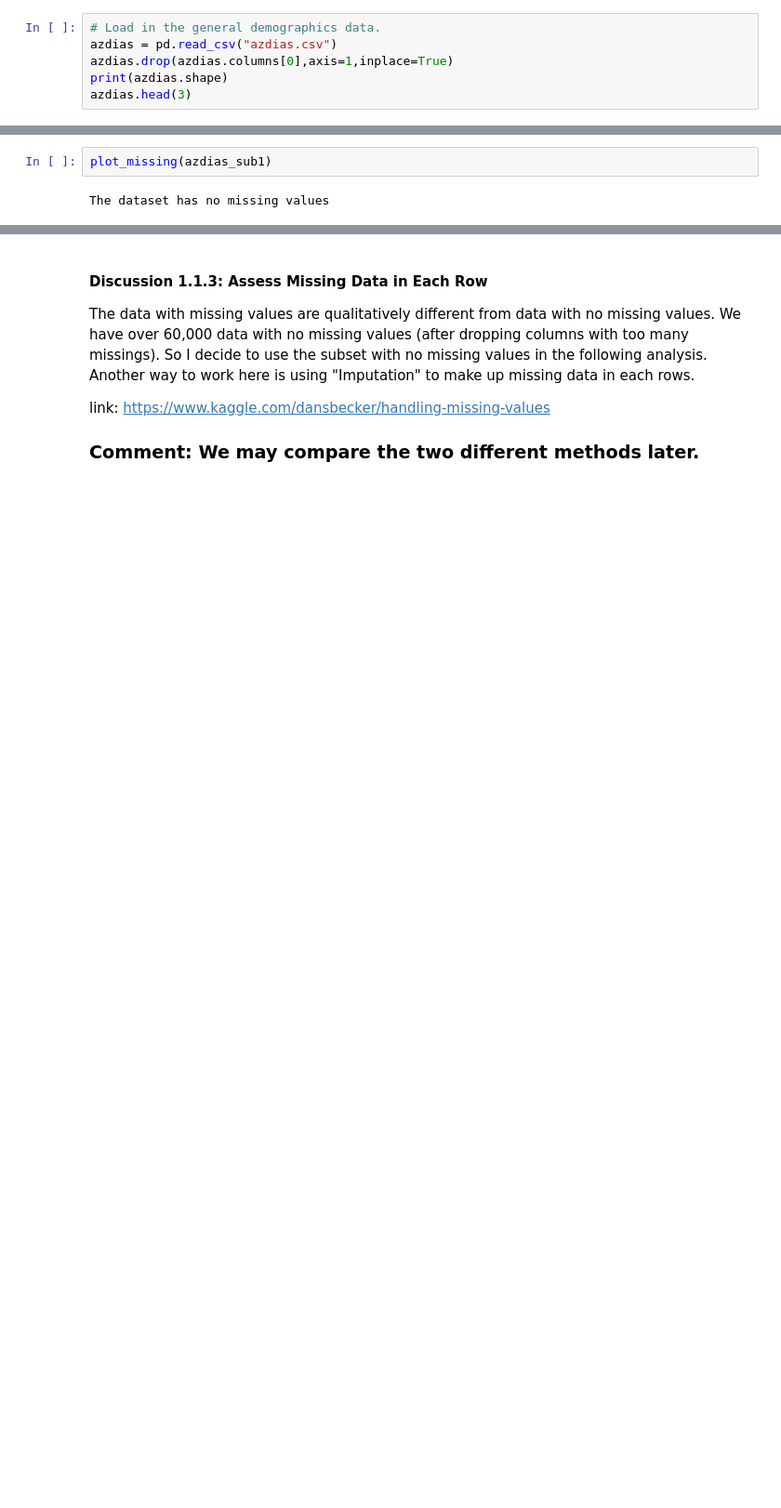
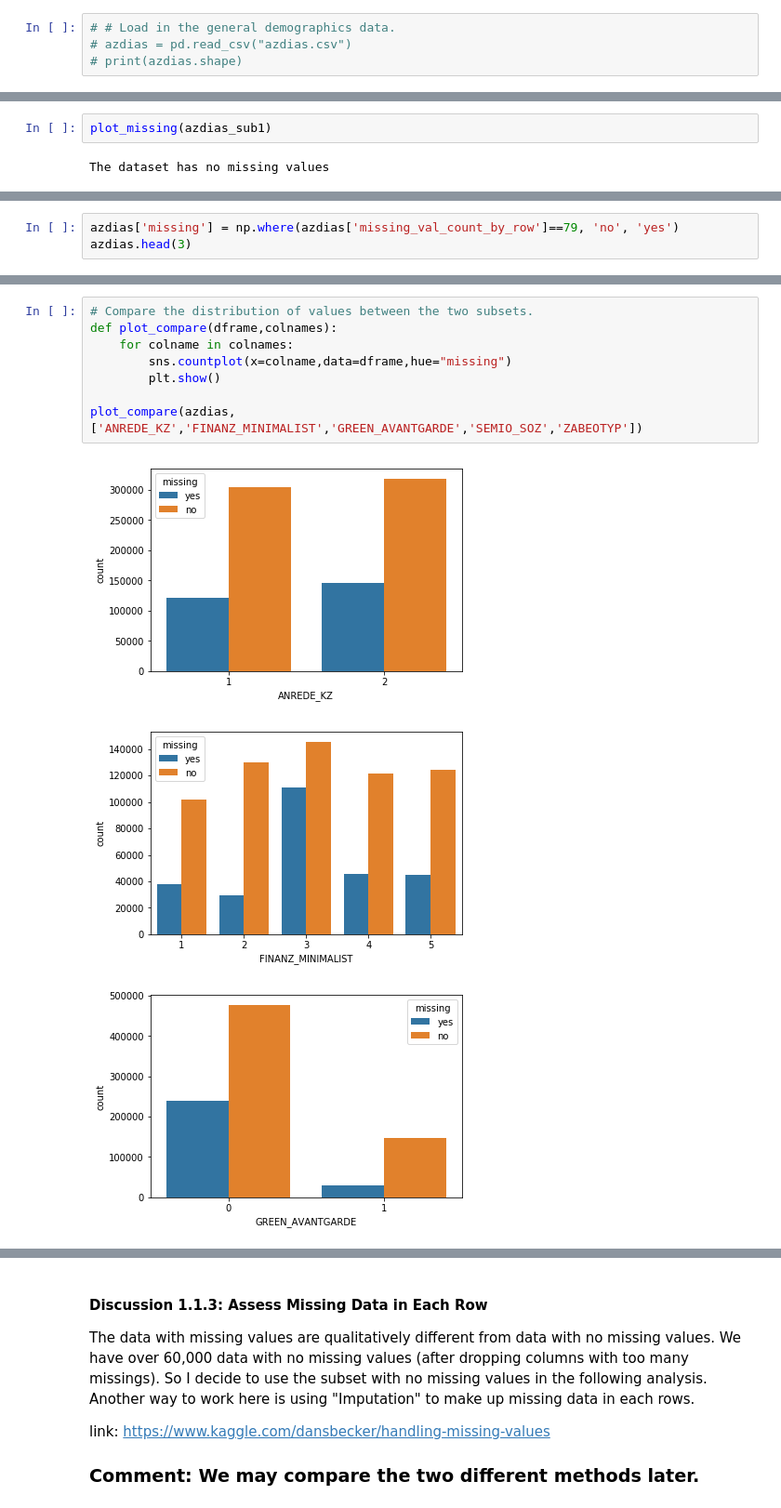
Before and after one commit to jimmyadeline/DSND_Term1, a Jupyter notebook: projects/p3_Identify Customer Segments/Identify_Customer_Segments.ipynb, the cells around one changed output, grey strips where cells are left out. Shown at 93% size. Cells and saved outputs as stored; diff of their text form; blank space fills up the shorter version.

```diff
--- a/projects/p3_Identify Customer Segments/Identify_Customer_Segments.ipynb
+++ b/projects/p3_Identify Customer Segments/Identify_Customer_Segments.ipynb
@@ -136,8 +124,6 @@ How much missing data is present in each column? There are a few columns that ar
 
 For the remaining features, are there any patterns in which columns have, or share, missing data?
 # %%
-# Load in the general demographics data.
-azdias = pd.read_csv("azdias.csv")
-azdias.drop(azdias.columns[0],axis=1,inplace=True)
-print(azdias.shape)
-azdias.head(3)
+# # Load in the general demographics data.
+# azdias = pd.read_csv("azdias.csv")
+# print(azdias.shape)
@@ -402,0 +327,3 @@ plt.hist(azdias_sub2['FINANZ_ANLEGER'])
+# %%
+azdias['missing'] = np.where(azdias['missing_val_count_by_row']==79, 'no', 'yes')
+azdias.head(3)
@@ -402,0 +335,12 @@ plt.hist(azdias_sub2['FINANZ_ANLEGER'])
+# %%
+# Compare the distribution of values between the two subsets.
+def plot_compare(dframe,colnames):
+    for colname in colnames:
+        sns.countplot(x=colname,data=dframe,hue="missing")
+        plt.show()
+
+plot_compare(azdias,['ANREDE_KZ','FINANZ_MINIMALIST','GREEN_AVANTGARDE','SEMIO_SOZ','ZABEOTYP'])
+# %% [output]
+[figure, added]
+[figure, added]
+[figure, added]
```
Also changed, not shown: parts of 96 cells of this notebook, 1 other file.
